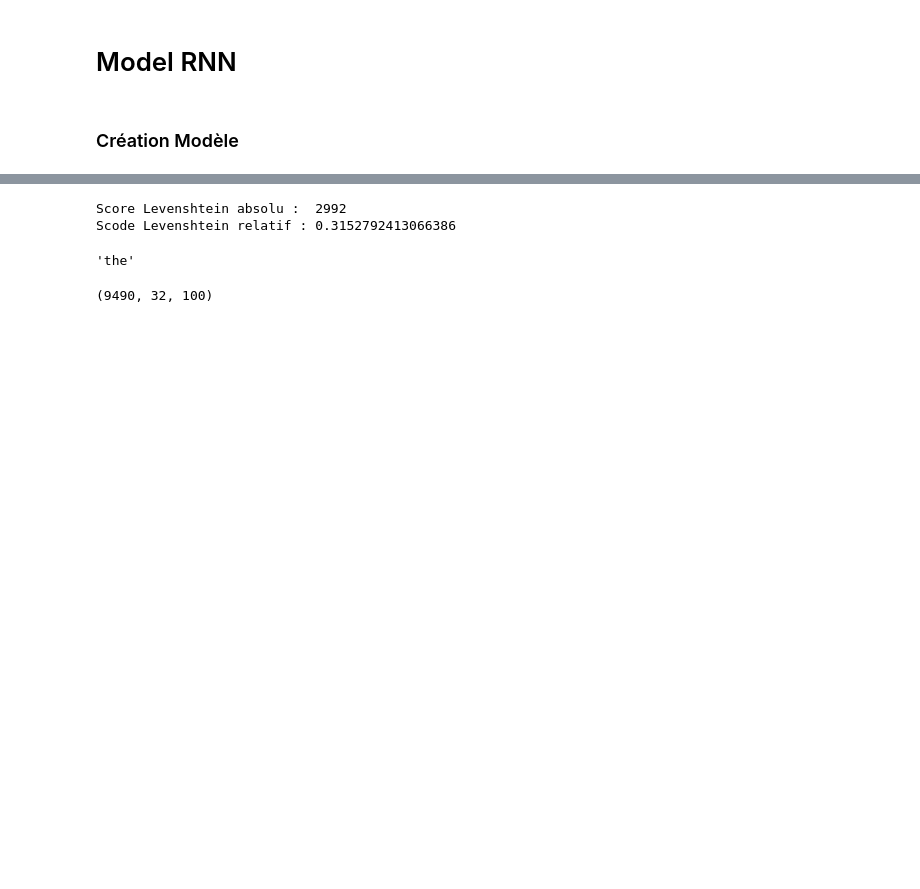
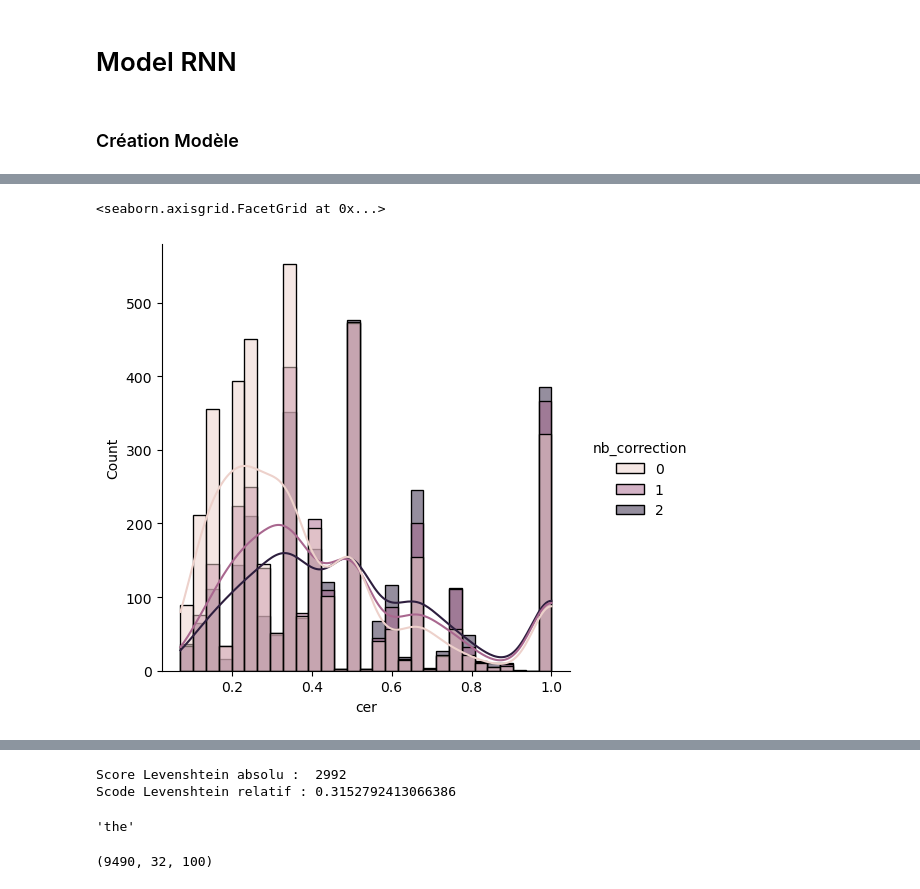
Before and after one commit to sfc-gh-zblackwood/OCRPyMan, a Jupyter notebook: notebooks/dev_DB_letters_detection_batch_Tensorflowy.ipynb, the cells around one changed output, grey strips where cells are left out. Drawn from its saved outputs; the diff is of its cells as text; code cells hidden in the pictures; blank space fills up the shorter version.

```diff
--- a/notebooks/dev_DB_letters_detection_batch_Tensorflowy.ipynb
+++ b/notebooks/dev_DB_letters_detection_batch_Tensorflowy.ipynb
@@ -254,0 +441,6 @@ for i in range(len(predicted_transcriptions)):
+# %%
+temp_5 = metric_df[(metric_df['cer']<=1) & (metric_df['acc'] == 0)]
+sns.displot(data = temp_5, x = 'cer', hue='nb_correction', kde=True)
+# %% [output]
+<seaborn.axisgrid.FacetGrid at 0x...>
+[figure, added]
```
Also changed, not shown: parts of 52 cells of this notebook.
